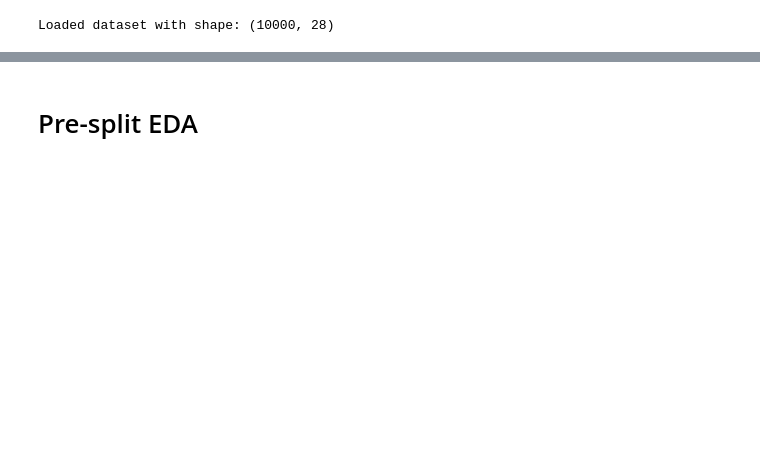
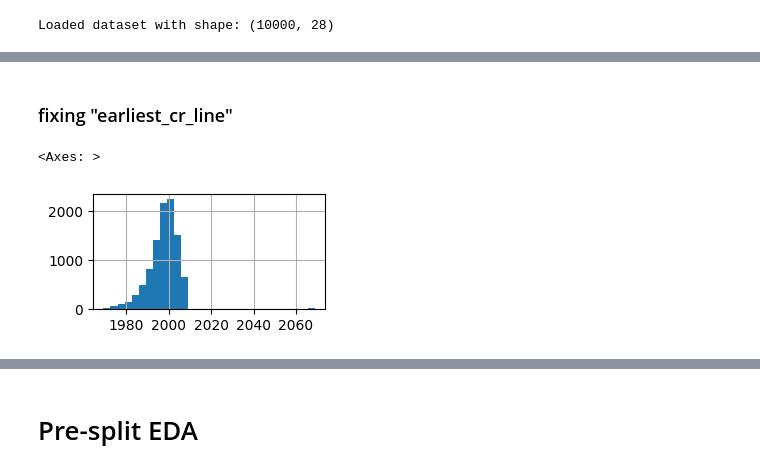
Before and after one commit to 37signals37/lending_club, a Jupyter notebook: dataset_validation.ipynb, the cells around one changed output, grey strips where cells are left out. Saved outputs shown, nothing was run; the diff lists cells and outputs as text; code cells hidden in the pictures; blank space fills up the shorter version.

Commit message:
implemented data conversion validation checks

```diff
--- a/dataset_validation.ipynb
+++ b/dataset_validation.ipynb
@@ -102,0 +184,3 @@ def describe_column(df: pd.DataFrame, col: str):
+# %%
+# Fixing "na" values in "emp_length"
+df_raw["emp_length"] = df_raw["emp_length"].replace("na", pd.NA)
@@ -102,0 +191,12 @@ def describe_column(df: pd.DataFrame, col: str):
+# %%
+# Transform column types based on schema validation
+for col in df_raw.columns:
+    if df_raw[col].dtype.name != df_schema_validation.loc[df_schema_validation['column'] == col, 'expected_dtype'].values[0]:
+
+        if df_schema_validation.loc[df_schema_validation['column'] == col, 'expected_dtype'].values[0] == "Int64":
+            df_raw[col] = df_raw[col].astype("Int64")
+
+        if df_schema_validation.loc[df_schema_validation['column'] == col, 'expected_dtype'].values[0] == "datetime64[ns]":
+
+            if col == "earliest_cr_line":
+                df_raw[col] = pd.to_datetime(df_raw[col], format="%m/%d/%y")
@@ -174,0 +310,7 @@ def fisher_exact_test(df: pd.DataFrame, feature_col: str, positive_feature: int,
+# %% [markdown]
+### fixing "earliest_cr_line"
+# %%
+df_raw["earliest_cr_line"].hist(bins=30, figsize=(3, 1.5))
+# %% [output]
+<Axes: >
+[figure, added]
```
Also changed, not shown: parts of 55 cells of this notebook, 1 other file.
